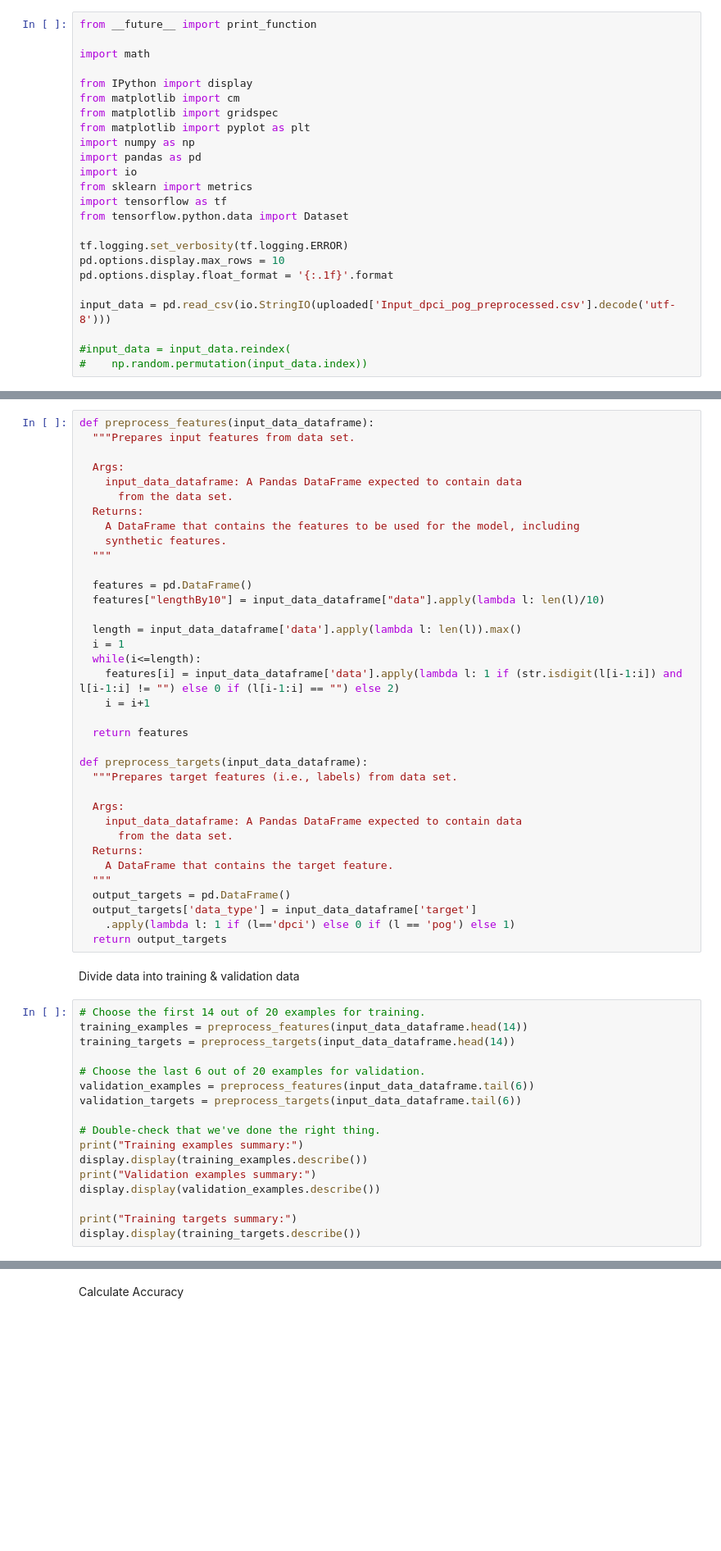
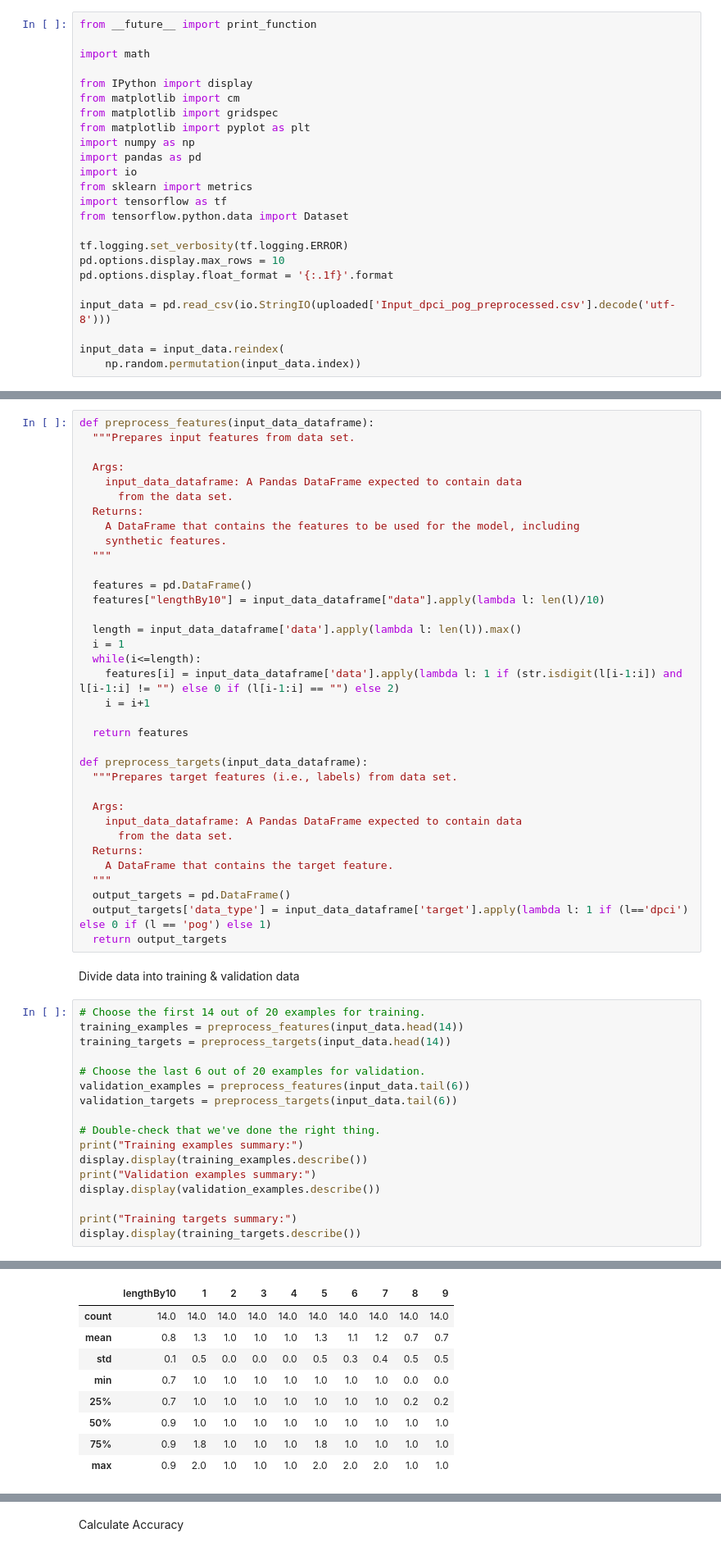
Before and after one commit to SahanaRaghu/ML, a Jupyter notebook: data_classification.ipynb, the cells around one changed output, grey strips where cells are left out. Shown at 82% size. Cells and saved outputs as stored; diff of their text form; blank space fills up the shorter version.

```diff
--- a/data_classification.ipynb
+++ b/data_classification.ipynb
@@ -32,8 +32,8 @@ pd.options.display.float_format = '{:.1f}'.format
 
 input_data = pd.read_csv(io.StringIO(uploaded['Input_dpci_pog_preprocessed.csv'].decode('utf-8')))
 
-#input_data = input_data.reindex(
-#    np.random.permutation(input_data.index))
+input_data = input_data.reindex(
+    np.random.permutation(input_data.index))
 # %%
 input_data.shape
 # %% [output]
@@ -91,27 +91,35 @@ def preprocess_targets(input_data_dataframe):
     A DataFrame that contains the target feature.
   """
   output_targets = pd.DataFrame()
-  output_targets['data_type'] = input_data_dataframe['target']
-    .apply(lambda l: 1 if (l=='dpci') else 0 if (l == 'pog') else 1)
+  output_targets['data_type'] = input_data_dataframe['target'].apply(lambda l: 1 if (l=='dpci') else 0 if (l == 'pog') else 1)
   return output_targets
 # %% [markdown]
 Divide data into training & validation data
 # %%
 # Choose the first 14 out of 20 examples for training.
-training_examples = preprocess_features(input_data_dataframe.head(14))
-training_targets = preprocess_targets(input_data_dataframe.head(14))
+training_examples = preprocess_features(input_data.head(14))
+training_targets = preprocess_targets(input_data.head(14))
 
 # Choose the last 6 out of 20 examples for validation.
-validation_examples = preprocess_features(input_data_dataframe.tail(6))
-validation_targets = preprocess_targets(input_data_dataframe.tail(6))
+validation_examples = preprocess_features(input_data.tail(6))
+validation_targets = preprocess_targets(input_data.tail(6))
 
 # Double-check that we've done the right thing.
 print("Training examples summary:")
 display.display(training_examples.describe())
 print("Validation examples summary:")
 display.display(validation_examples.describe())
 
 print("Training targets summary:")
 display.display(training_targets.describe())
 # %% [output]
 Training examples summary:
+|  | lengthBy10 | 1 | 2 | 3 | 4 | 5 | 6 | 7 | 8 | 9 |
+| count | 14.0 | 14.0 | 14.0 | 14.0 | 14.0 | 14.0 | 14.0 | 14.0 | 14.0 | 14.0 |
+| mean | 0.8 | 1.3 | 1.0 | 1.0 | 1.0 | 1.3 | 1.1 | 1.2 | 0.7 | 0.7 |
+| std | 0.1 | 0.5 | 0.0 | 0.0 | 0.0 | 0.5 | 0.3 | 0.4 | 0.5 | 0.5 |
+| min | 0.7 | 1.0 | 1.0 | 1.0 | 1.0 | 1.0 | 1.0 | 1.0 | 0.0 | 0.0 |
+| 25% | 0.7 | 1.0 | 1.0 | 1.0 | 1.0 | 1.0 | 1.0 | 1.0 | 0.2 | 0.2 |
+| 50% | 0.9 | 1.0 | 1.0 | 1.0 | 1.0 | 1.0 | 1.0 | 1.0 | 1.0 | 1.0 |
+| 75% | 0.9 | 1.8 | 1.0 | 1.0 | 1.0 | 1.8 | 1.0 | 1.0 | 1.0 | 1.0 |
+| max | 0.9 | 2.0 | 1.0 | 1.0 | 1.0 | 2.0 | 2.0 | 2.0 | 1.0 | 1.0 |
```
Also changed, not shown: parts of 7 cells of this notebook.
